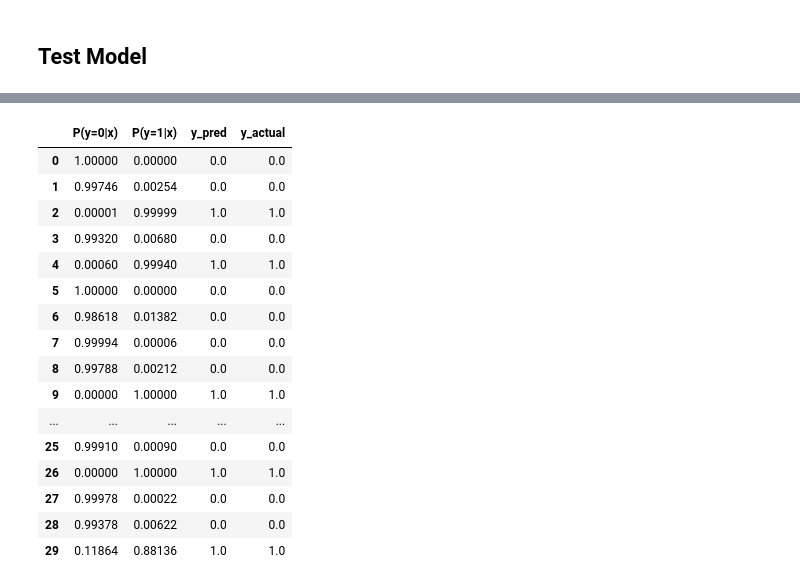
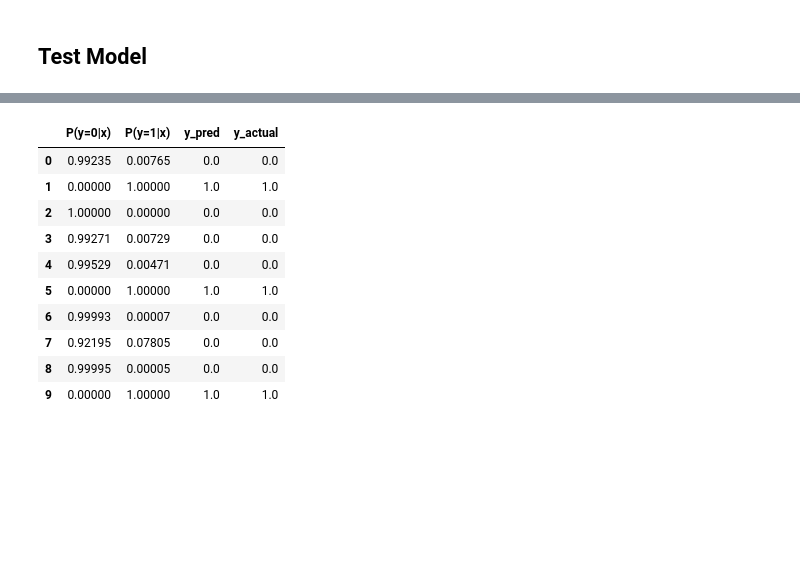
Before and after one commit to negralessio/advanced-ml-final-project, a Jupyter notebook: notebooks/predictions.ipynb, the cells around one changed output, grey strips where cells are left out. Drawn from its saved outputs; the diff is of its cells as text; code cells hidden in the pictures; blank space fills up the shorter version.

```diff
--- a/notebooks/predictions.ipynb
+++ b/notebooks/predictions.ipynb
@@ -47,6 +47,6 @@ Length: 101, dtype: object
 TODO: Delete this later and run notebook on full data
 # %%
 # Take only fraction of the data
-df = df.sample(frac = 0.33)
+df = df.sample(frac = 0.10)
 print(df.shape)
 # %% [output]
@@ -179,7 +179,7 @@ X_train_scaled.head(5)
 # Fit Model
 # %%
 %%time
-lr = LogisticRegression(fit_intercept=True, max_iter=700, solver="saga")
+lr = LogisticRegression(fit_intercept=True, max_iter=10000, solver="saga")
 lr.fit(X_train_scaled, y_train)
 
 # Print coefficients and intercept
@@ -251,28 +251,22 @@ ________________________________________________________________________________
 # %%
 # Get Probability Predictions
 pred_proba = pd.DataFrame(lr.predict_proba(X_test_scaled), columns=["P(y=0|x)", "P(y=1|x)"])
 # Round to 5 decimal places
 pred_proba = pred_proba.round(5)
 
 pred_proba["y_pred"] = y_pred
 pred_proba["y_actual"] = y_test.values
 
-pred_proba.head(30)
+pred_proba.head(10)
 # %% [output]
 |  | P(y=0|x) | P(y=1|x) | y_pred | y_actual |
-| 0 | 1.00000 | 0.00000 | 0.0 | 0.0 |
-| 1 | 0.99746 | 0.00254 | 0.0 | 0.0 |
-| 2 | 0.00001 | 0.99999 | 1.0 | 1.0 |
-| 3 | 0.99320 | 0.00680 | 0.0 | 0.0 |
-| 4 | 0.00060 | 0.99940 | 1.0 | 1.0 |
-| 5 | 1.00000 | 0.00000 | 0.0 | 0.0 |
-| 6 | 0.98618 | 0.01382 | 0.0 | 0.0 |
-| 7 | 0.99994 | 0.00006 | 0.0 | 0.0 |
-| 8 | 0.99788 | 0.00212 | 0.0 | 0.0 |
+| 0 | 0.99235 | 0.00765 | 0.0 | 0.0 |
+| 1 | 0.00000 | 1.00000 | 1.0 | 1.0 |
+| 2 | 1.00000 | 0.00000 | 0.0 | 0.0 |
+| 3 | 0.99271 | 0.00729 | 0.0 | 0.0 |
+| 4 | 0.99529 | 0.00471 | 0.0 | 0.0 |
+| 5 | 0.00000 | 1.00000 | 1.0 | 1.0 |
+| 6 | 0.99993 | 0.00007 | 0.0 | 0.0 |
+| 7 | 0.92195 | 0.07805 | 0.0 | 0.0 |
+| 8 | 0.99995 | 0.00005 | 0.0 | 0.0 |
 | 9 | 0.00000 | 1.00000 | 1.0 | 1.0 |
-| ... | ... | ... | ... | ... |
-| 25 | 0.99910 | 0.00090 | 0.0 | 0.0 |
-| 26 | 0.00000 | 1.00000 | 1.0 | 1.0 |
-| 27 | 0.99978 | 0.00022 | 0.0 | 0.0 |
-| 28 | 0.99378 | 0.00622 | 0.0 | 0.0 |
-| 29 | 0.11864 | 0.88136 | 1.0 | 1.0 |
```
Also changed, not shown: parts of 7 cells of this notebook.
